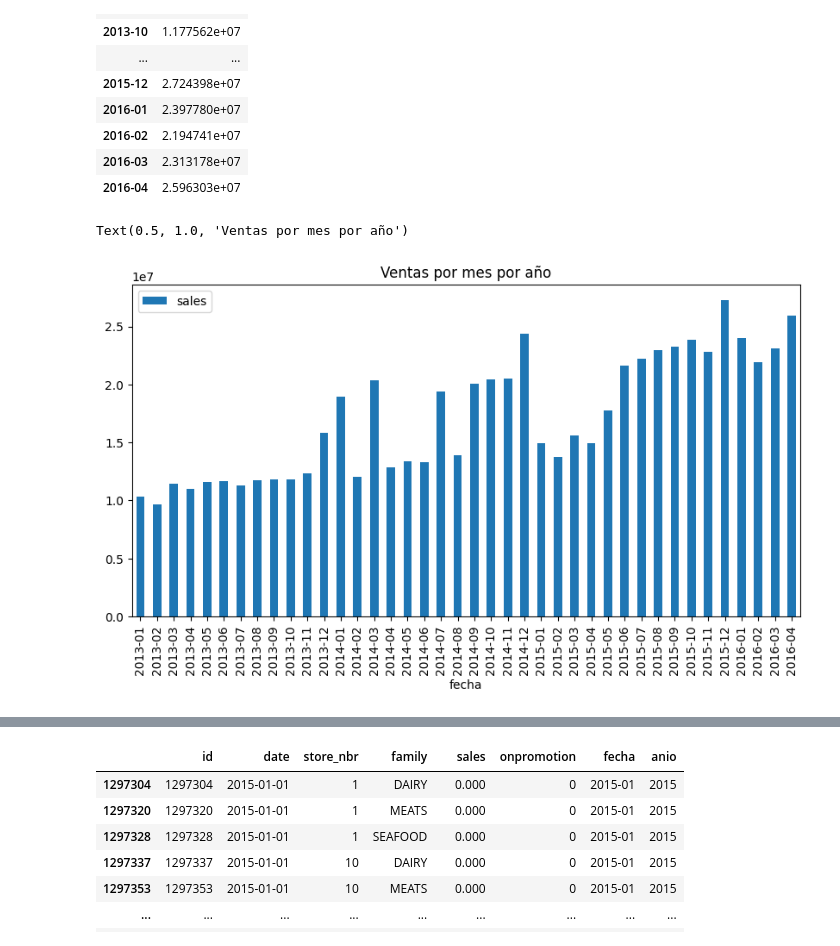
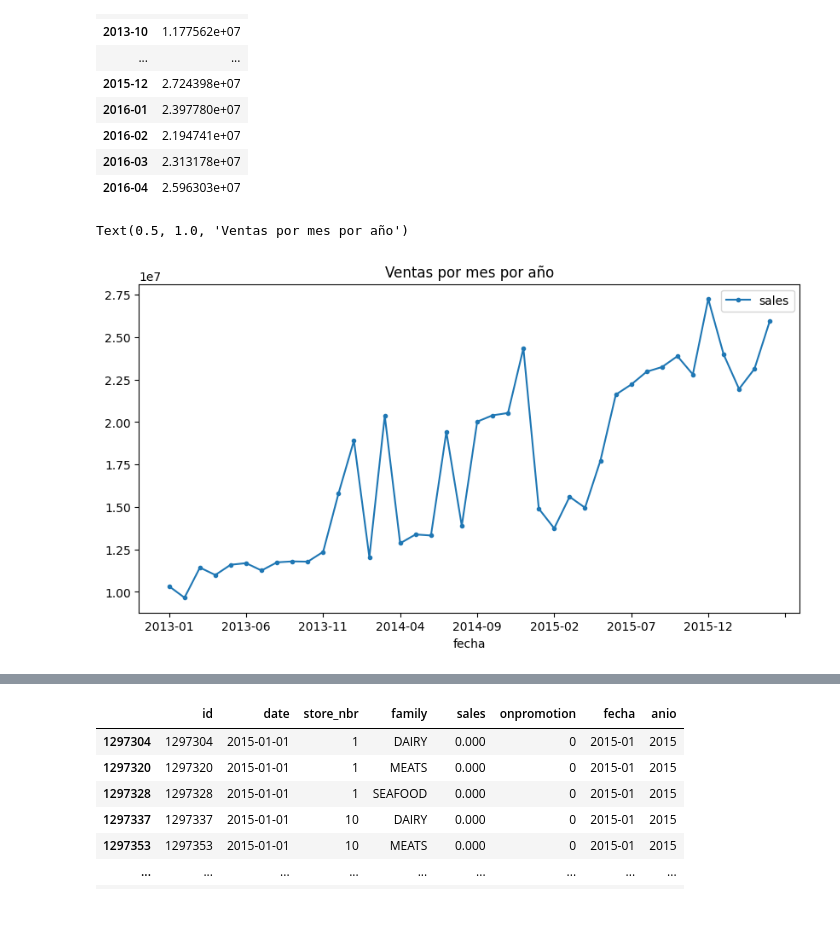
Before and after one commit to lkuffo/data-viz, a Jupyter notebook: NIVEL1/5_lineas.ipynb, the cells around one changed output, grey strips where cells are left out. Saved outputs shown, nothing was run; the diff lists cells and outputs as text; code cells hidden in the pictures; blank space fills up the shorter version.

```diff
--- a/NIVEL1/5_lineas.ipynb
+++ b/NIVEL1/5_lineas.ipynb
@@ -114,12 +114,12 @@ por_mes
 # %%
 # Grafico de Lineas con Pandas
 # https://pandas.pydata.org/docs/reference/api/pandas.DataFrame.plot.line.html
-por_mes.plot.bar(
+por_mes.plot.line(
     y='sales',
-    #style='.-',
+    style='.-',
     figsize=(10, 5)
 )
 plt.title('Ventas por mes por año')
 # %% [output]
 Text(0.5, 1.0, 'Ventas por mes por año')
-[figure, old version]
+[figure, new version]
```
Also changed, not shown: parts of 3 cells of this notebook.
